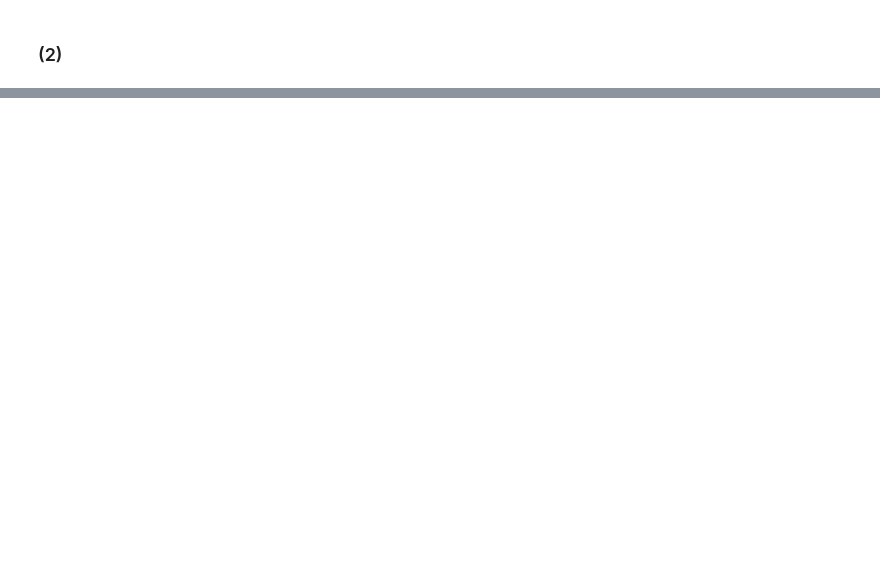
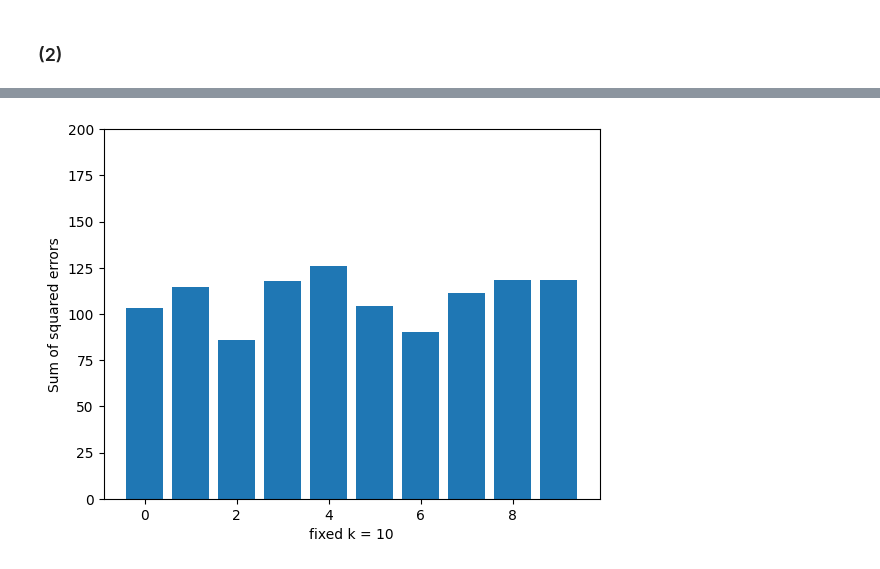
Before and after one commit to PinkNekoFist/introduction_to_DS, a Jupyter notebook: hw1/hw1_k_means_clustering.ipynb, the cells around one changed output, grey strips where cells are left out. Drawn from its saved outputs; the diff is of its cells as text; code cells hidden in the pictures; blank space fills up the shorter version.

```diff
--- a/hw1/hw1_k_means_clustering.ipynb
+++ b/hw1/hw1_k_means_clustering.ipynb
@@ -87,0 +90,14 @@ plt.show()
+# %%
+sse = []
+for i in range (0, 10):
+    clusters, centroids = kmeans(data, 10, 4)
+    sse.append(caculate_sse(data, clusters, centroids)/10)
+
+plt.bar(range(10), sse)
+# y start from 100
+plt.ylim(0, 200)
+plt.xlabel('fixed k = 10')
+plt.ylabel('Sum of squared errors')
+plt.show()
+# %% [output]
+[figure, added]
```
Also changed, not shown: parts of 2 cells of this notebook, 3 other files.
